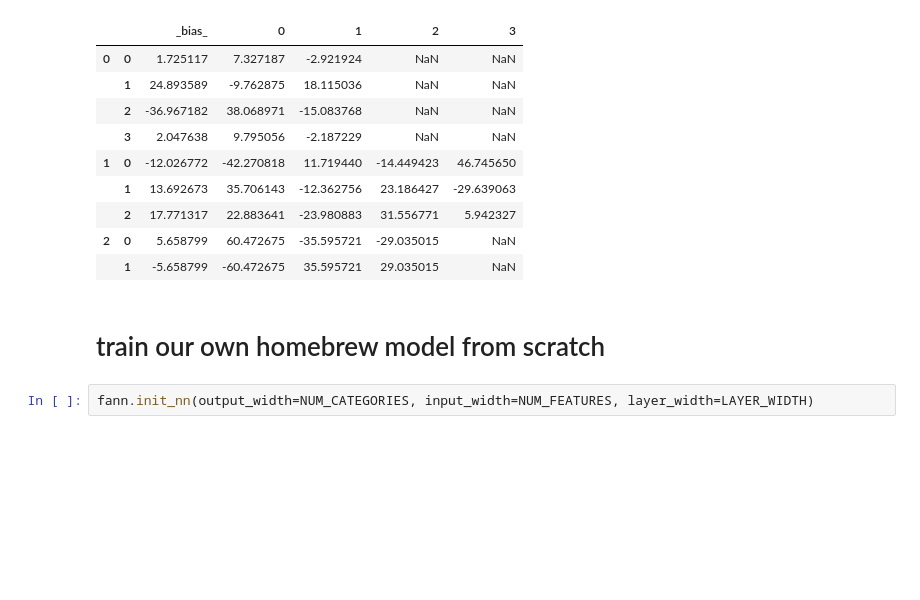
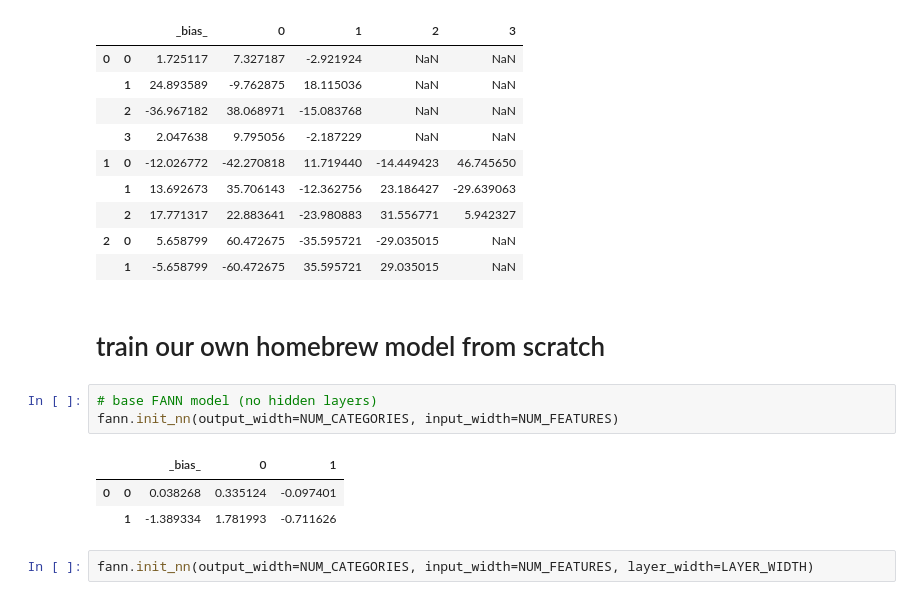
Before and after one commit to sparshsah/foggy-ml, a Jupyter notebook: _demo/fann/demo_fann.ipynb, the cells around one changed output. Saved outputs shown, nothing was run; the diff lists cells and outputs as text; blank space fills up the shorter version.

```diff
--- a/_demo/fann/demo_fann.ipynb
+++ b/_demo/fann/demo_fann.ipynb
@@ -182,6 +182,13 @@ model
 |  | 1 | -5.658799 | -60.472675 | 35.595721 | 29.035015 | NaN |
 # %% [markdown]
 # train our own homebrew model from scratch
+# %%
+# base FANN model (no hidden layers)
+fann.init_nn(output_width=NUM_CATEGORIES, input_width=NUM_FEATURES)
+# %% [output]
+|  |  | _bias_ | 0 | 1 |
+| 0 | 0 | 0.038268 | 0.335124 | -0.097401 |
+|  | 1 | -1.389334 | 1.781993 | -0.711626 |
 # %%
 fann.init_nn(output_width=NUM_CATEGORIES, input_width=NUM_FEATURES, layer_width=LAYER_WIDTH)
 # %% [output]
```
Also changed, not shown: parts of 2 cells of this notebook, 1 other file.
